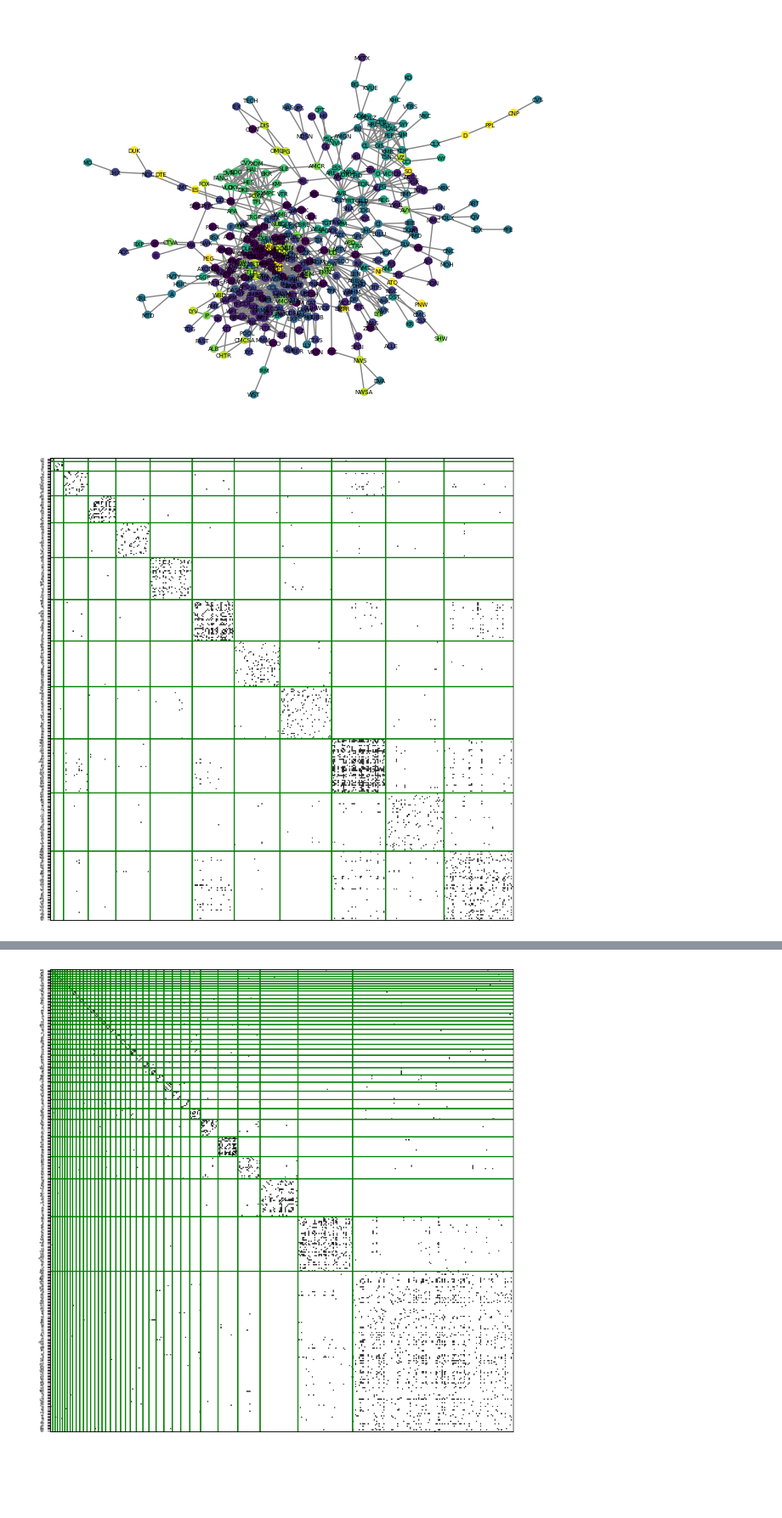
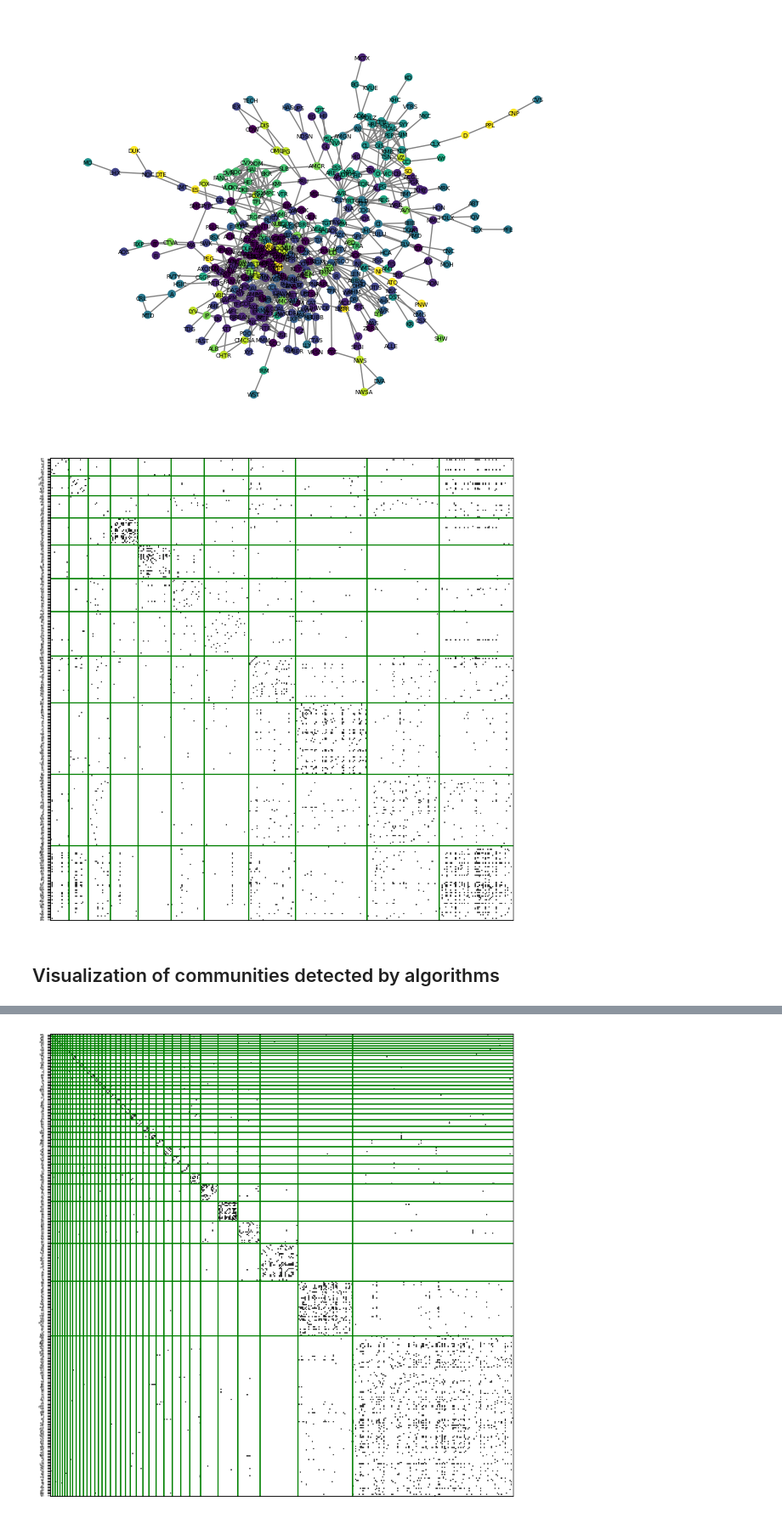
Before and after one commit to HSellis/INA-Project, a Jupyter notebook: community_detection.ipynb, the cells around one changed output, grey strips where cells are left out. Shown at 85% size. Saved outputs shown, nothing was run; the diff lists cells and outputs as text; code cells hidden in the pictures; blank space fills up the shorter version.

```diff
--- a/community_detection.ipynb
+++ b/community_detection.ipynb
@@ -107,6 +107,9 @@ As can be seen from the table and plots above, with threshold values 0.5 and 0.6
 # %%
 G_pos, G_neg = correlation_to_pos_neg_graphs(correlations, stocks_info, threshold=0.7)
 info(G_pos)
+lcc = LCC(G_pos)
+lcc.name = "pos_correlations_LCC"
+info(lcc)
 # %% [output]
        Graph | 'pos_correlations'
        Nodes | 502 (96)
@@ -162,6 +172,8 @@ plot_wiring_diagram(lcc, nx.kamada_kawai_layout(lcc), algs["Known"](lcc), save_f
 # %% [output]
 [figure]
 # %%
-plot_block_model(lcc, algs["Leiden"](lcc), save_file=False)
+plot_block_model(lcc, algs["Known"](lcc), save_file=False)
 # %% [output]
-[figure, old version]
+[figure, new version]
+# %% [markdown]
+## Visualization of communities detected by algorithms
```
Also changed, not shown: parts of 10 cells of this notebook.
